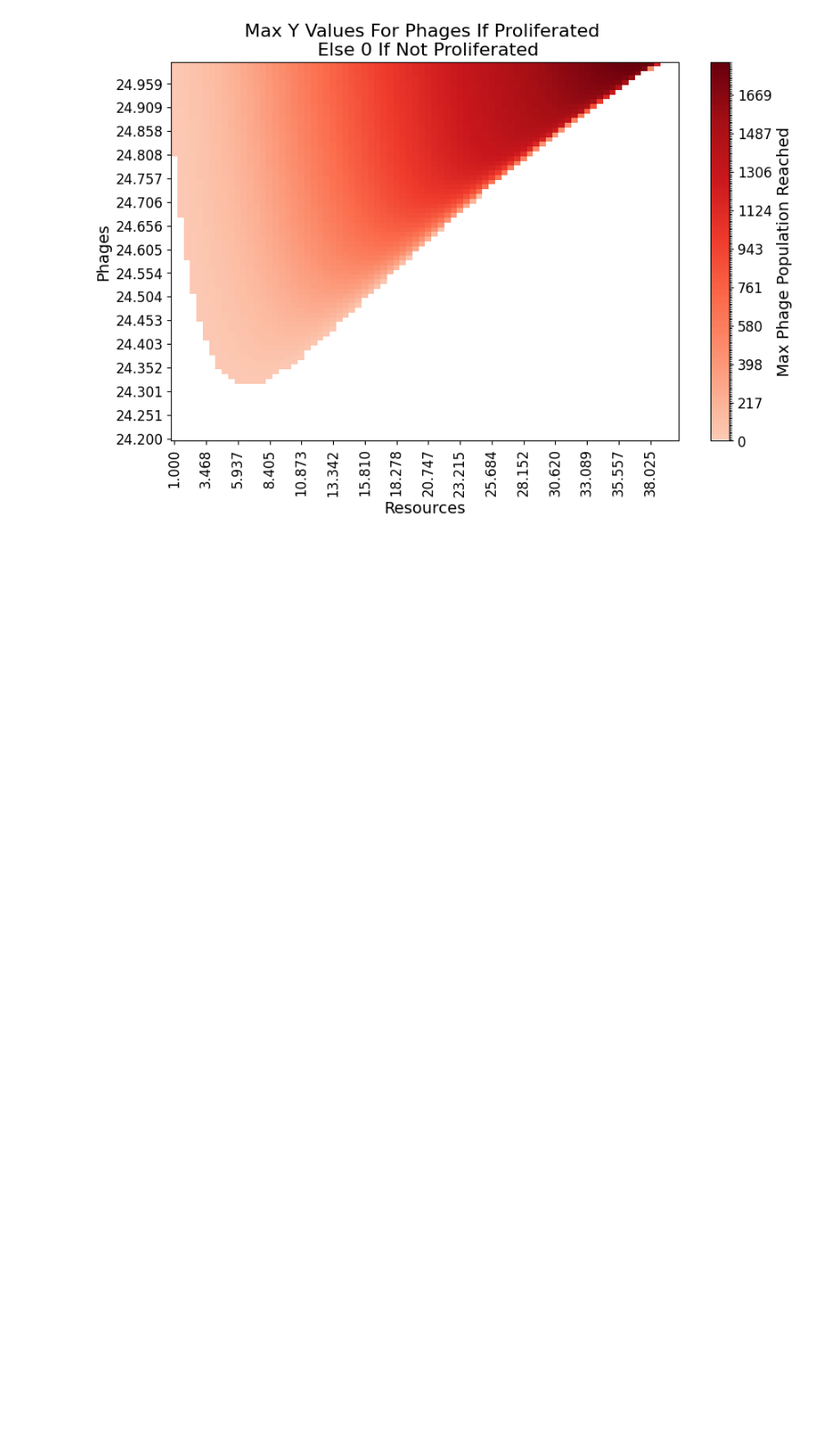
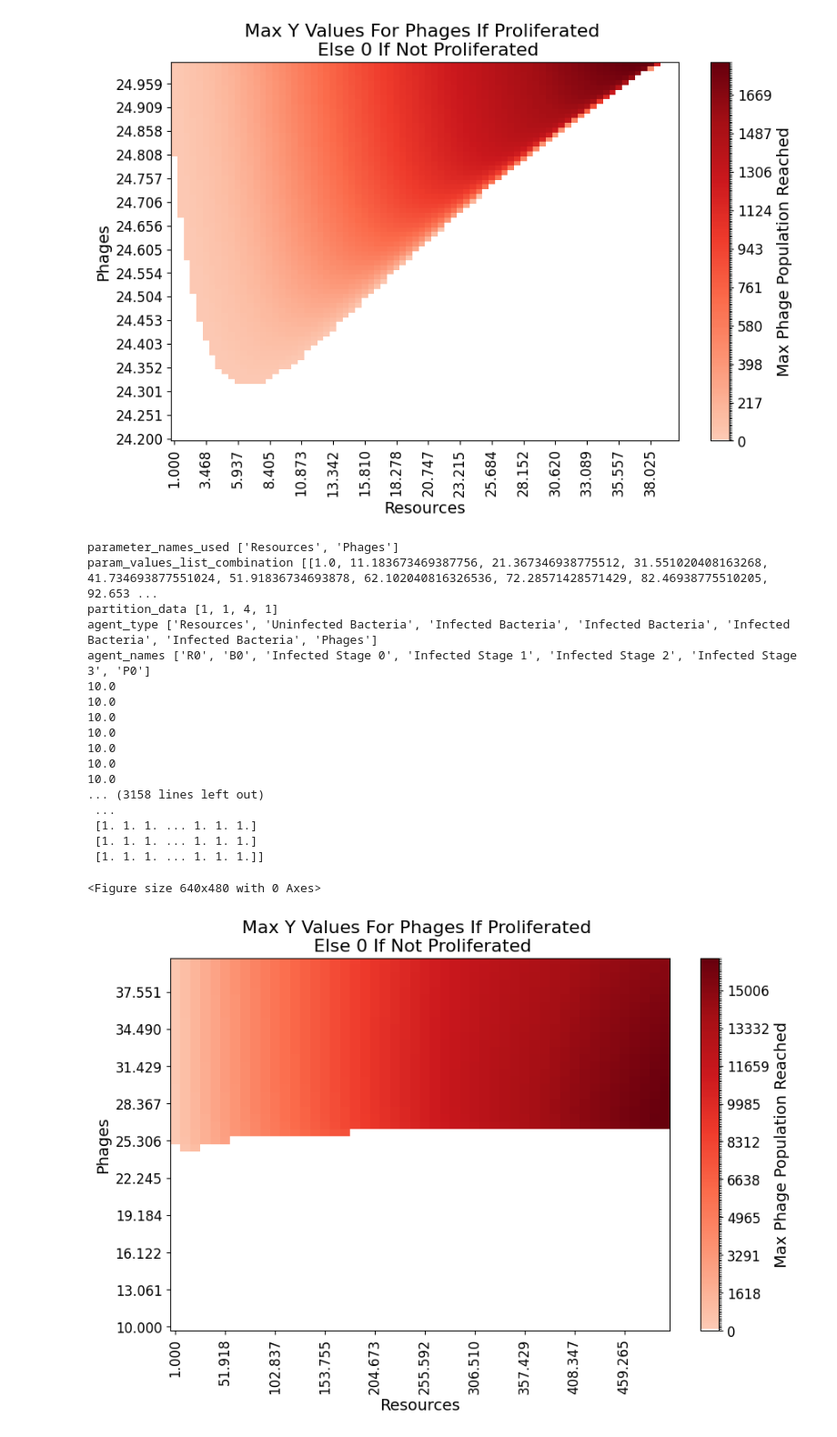
Before and after one commit to BiggusVickus/Master-Thesis, a Jupyter notebook: phase_portrait_resources_phage.ipynb, the cells around one changed output. Shown at 91% size. Saved outputs shown, nothing was run; the diff lists cells and outputs as text; code cells hidden in the pictures; blank space fills up the shorter version.

Commit message:
update slides and a new figure

```diff
--- a/phase_portrait_resources_phage.ipynb
+++ b/phase_portrait_resources_phage.ipynb
@@ -147,3 +141,37 @@ agent_names ['R0', 'B0', 'Infected Stage 0', 'Infected Stage 1', 'Infected Stage
  [1. 1. 1. ... 0. 0. 0.]]
 <Figure size 640x480 with 0 Axes>
 [figure]
+# %%
+parquet_file_path = 'SimulationResults/UltimateAnalysis/PhasePortraitResourcesPhage3/PhasePortraitResourcesPhage3.parquet'
+pickle_file_path = 'SimulationResults/UltimateAnalysis/PhasePortraitResourcesPhage3/PhasePortraitResourcesPhage3.pickle'
+
+with open(pickle_file_path, 'rb') as f:
+    pickle_data = pickle.load(f)
+print("parameter_names_used", pickle_data['parameter_names_used'])
+print("param_values_list_combination", pickle_data['param_values_list_combination'])
+print('partition_data', pickle_data['agent_type_count'])
+print("agent_type", pickle_data['agent_type'])
+print("agent_names", pickle_data['agent_names'])
+
+matrix, matrix2 = analyze_matrix(pickle_data)
+create_plot(matrix, matrix2, pickle_data, save_fig='phase_portrait_resources_phage_zoomed_out.png')
+# %% [output]
+parameter_names_used ['Resources', 'Phages']
+param_values_list_combination [[1.0, 11.183673469387756, 21.367346938775512, 31.551020408163268, 41.734693877551024, 51.91836734693878, 62.102040816326536, 72.28571428571429, 82.46938775510205, 92.653 ...
+partition_data [1, 1, 4, 1]
+agent_type ['Resources', 'Uninfected Bacteria', 'Infected Bacteria', 'Infected Bacteria', 'Infected Bacteria', 'Infected Bacteria', 'Phages']
+agent_names ['R0', 'B0', 'Infected Stage 0', 'Infected Stage 1', 'Infected Stage 2', 'Infected Stage 3', 'P0']
+10.0
+10.0
+10.0
+10.0
+10.0
+10.0
+10.0
+... (3158 lines left out)
+ ...
+ [1. 1. 1. ... 1. 1. 1.]
+ [1. 1. 1. ... 1. 1. 1.]
+ [1. 1. 1. ... 1. 1. 1.]]
+<Figure size 640x480 with 0 Axes>
+[figure, added]
```
Also changed, not shown: parts of 1 cell of this notebook, 3 other files.
